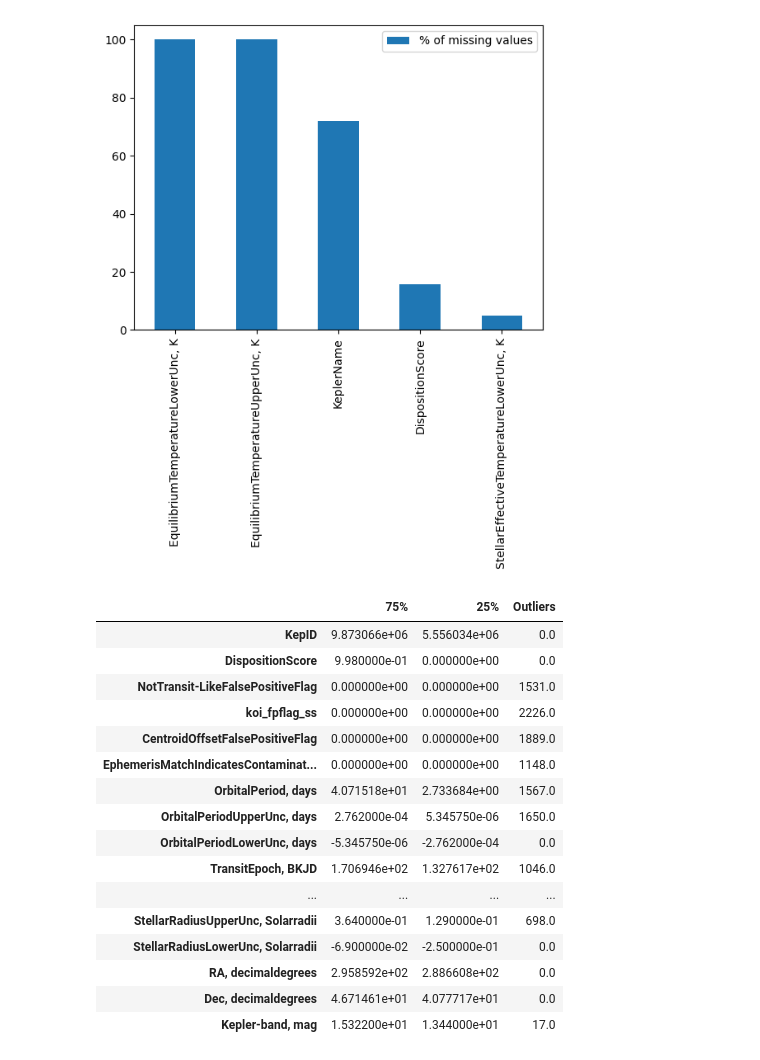
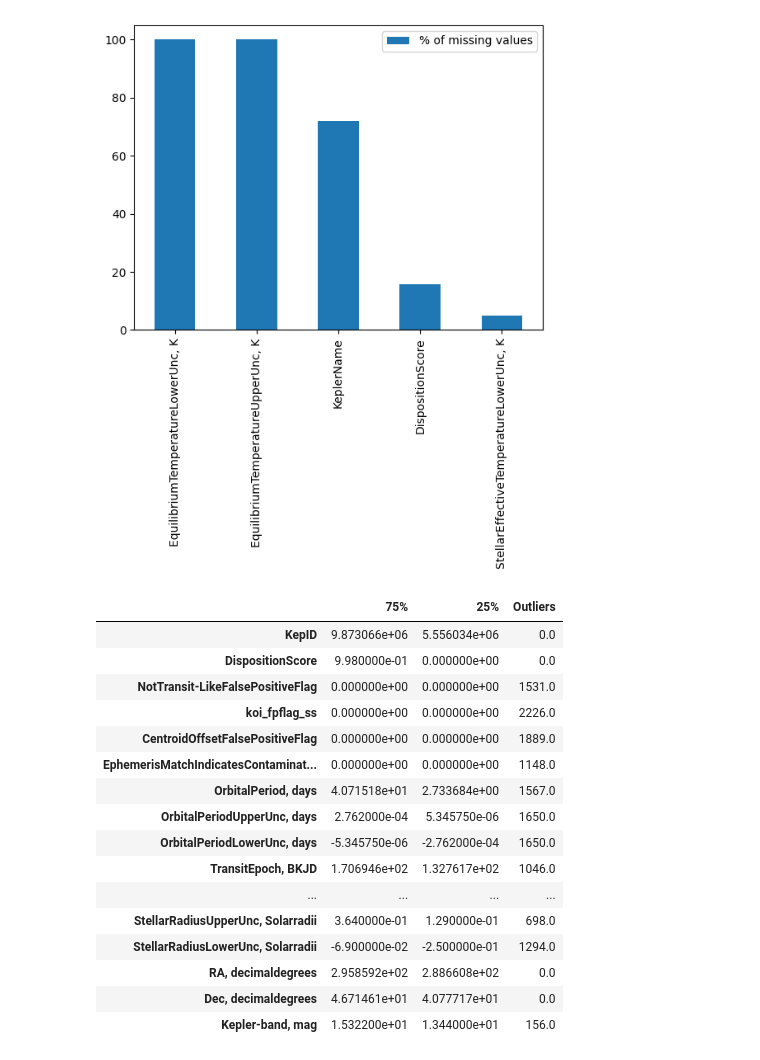
Before and after one commit to chooseanother/MAL1-Assignments, a Jupyter notebook: assignment2-exoplanets/Assignment 2 Detecting exoplanets.ipynb, the cells around one changed output. Saved outputs shown, nothing was run; the diff lists cells and outputs as text; code cells hidden in the pictures.

```diff
--- a/assignment2-exoplanets/Assignment 2 Detecting exoplanets.ipynb
+++ b/assignment2-exoplanets/Assignment 2 Detecting exoplanets.ipynb
@@ -141,32 +141,32 @@ missing_values.sort_values(by='% of missing values', ascending=False).head(5).pl
 # %%
 # Calculate number of entries that lies above the third quartile and how many values lies below the first quartile
 # for all numeric value columns
 
 # put the quartiles and number of outliers in a dataframe
 quartiles = pd.DataFrame(columns=['75%', '25%', 'Outliers'])
 
 for col in exoplanet_df.select_dtypes(include='number').columns:
-    quartiles.loc[col] = [exoplanet_df[col].quantile(0.75), exoplanet_df[col].quantile(0.25), len(exoplanet_df[exoplanet_df[col] > exoplanet_df[col].quantile(0.75) + 1.5*(exoplanet_df[col].quantile(0.75) - exoplanet_df[col].quantile(0.25))])]
+    quartiles.loc[col] = [exoplanet_df[col].quantile(0.75), exoplanet_df[col].quantile(0.25), len(exoplanet_df[exoplanet_df[col] > exoplanet_df[col].quantile(0.75) + 1.5*(exoplanet_df[col].quantile(0.75) - exoplanet_df[col].quantile(0.25))]) + len(exoplanet_df[exoplanet_df[col] < exoplanet_df[col].quantile(0.25) - 1.5*(exoplanet_df[col].quantile(0.75) - exoplanet_df[col].quantile(0.25))])]
 
 quartiles
 # %% [output]
 |  | 75% | 25% | Outliers |
 | KepID | 9.873066e+06 | 5.556034e+06 | 0.0 |
 | DispositionScore | 9.980000e-01 | 0.000000e+00 | 0.0 |
 | NotTransit-LikeFalsePositiveFlag | 0.000000e+00 | 0.000000e+00 | 1531.0 |
 | koi_fpflag_ss | 0.000000e+00 | 0.000000e+00 | 2226.0 |
 | CentroidOffsetFalsePositiveFlag | 0.000000e+00 | 0.000000e+00 | 1889.0 |
 | EphemerisMatchIndicatesContaminat... | 0.000000e+00 | 0.000000e+00 | 1148.0 |
 | OrbitalPeriod, days | 4.071518e+01 | 2.733684e+00 | 1567.0 |
 | OrbitalPeriodUpperUnc, days | 2.762000e-04 | 5.345750e-06 | 1650.0 |
-| OrbitalPeriodLowerUnc, days | -5.345750e-06 | -2.762000e-04 | 0.0 |
+| OrbitalPeriodLowerUnc, days | -5.345750e-06 | -2.762000e-04 | 1650.0 |
 | TransitEpoch, BKJD | 1.706946e+02 | 1.327617e+02 | 1046.0 |
 | ... | ... | ... | ... |
 | StellarRadiusUpperUnc, Solarradii | 3.640000e-01 | 1.290000e-01 | 698.0 |
-| StellarRadiusLowerUnc, Solarradii | -6.900000e-02 | -2.500000e-01 | 0.0 |
+| StellarRadiusLowerUnc, Solarradii | -6.900000e-02 | -2.500000e-01 | 1294.0 |
 | RA, decimaldegrees | 2.958592e+02 | 2.886608e+02 | 0.0 |
 | Dec, decimaldegrees | 4.671461e+01 | 4.077717e+01 | 0.0 |
-| Kepler-band, mag | 1.532200e+01 | 1.344000e+01 | 17.0 |
+| Kepler-band, mag | 1.532200e+01 | 1.344000e+01 | 156.0 |
 # %%
 exoplanet_df.describe()
 # %% [output]
```
Also changed, not shown: parts of 46 cells of this notebook.
